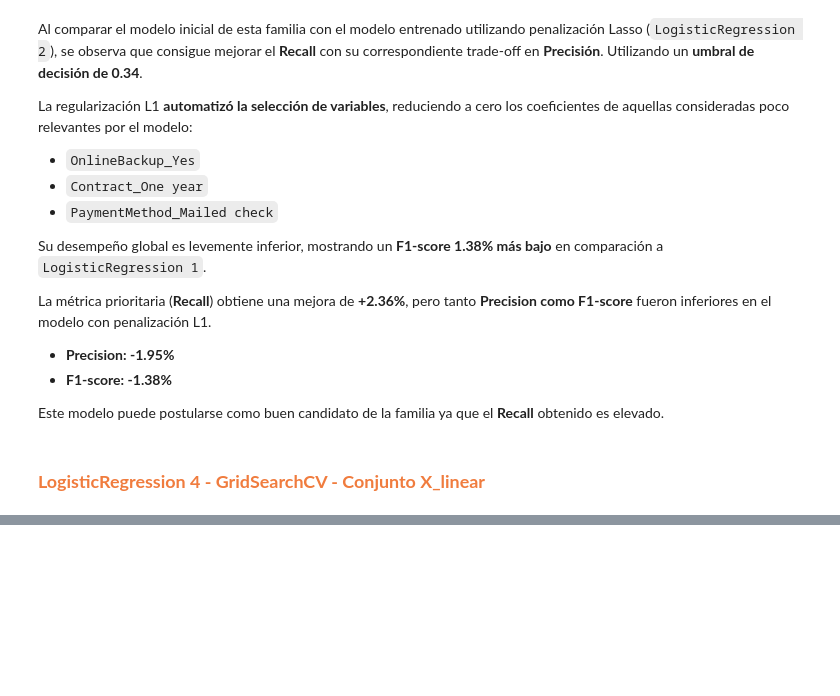
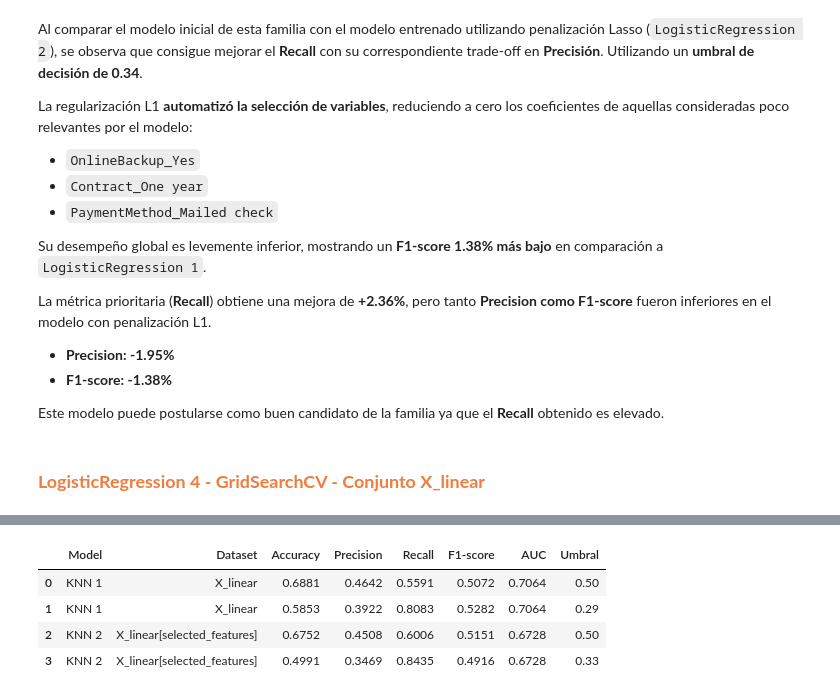
Before and after one commit to jalonzoh/Challenge-Telecom-X---Parte-2, a Jupyter notebook: ChallengeTelecomXParte2.ipynb, the cells around one changed output, grey strips where cells are left out. Cells and saved outputs as stored; diff of their text form; code cells hidden in the pictures; blank space fills up the shorter version.

```diff
--- a/ChallengeTelecomXParte2.ipynb
+++ b/ChallengeTelecomXParte2.ipynb
@@ -2293,0 +2759,16 @@ pd.DataFrame(lr_results_tracking)
+# %%
+knn_2_results_umbral = metricas_evaluacion(modelo=knn_2.best_estimator_,
+                                    x_test=X_linear_test[selected_features],
+                                    y_test=y_linear_test,
+                                    nombre='KNN 2',
+                                    conjunto='X_linear[selected_features]',
+                                    umbral=0.33)
+
+knn_results_tracking.append(knn_2_results_umbral)
+pd.DataFrame(knn_results_tracking)
+# %% [output]
+|  | Model | Dataset | Accuracy | Precision | Recall | F1-score | AUC | Umbral |
+| 0 | KNN 1 | X_linear | 0.6881 | 0.4642 | 0.5591 | 0.5072 | 0.7064 | 0.50 |
+| 1 | KNN 1 | X_linear | 0.5853 | 0.3922 | 0.8083 | 0.5282 | 0.7064 | 0.29 |
+| 2 | KNN 2 | X_linear[selected_features] | 0.6752 | 0.4508 | 0.6006 | 0.5151 | 0.6728 | 0.50 |
+| 3 | KNN 2 | X_linear[selected_features] | 0.4991 | 0.3469 | 0.8435 | 0.4916 | 0.6728 | 0.33 |
```
Also changed, not shown: parts of 223 cells of this notebook.
